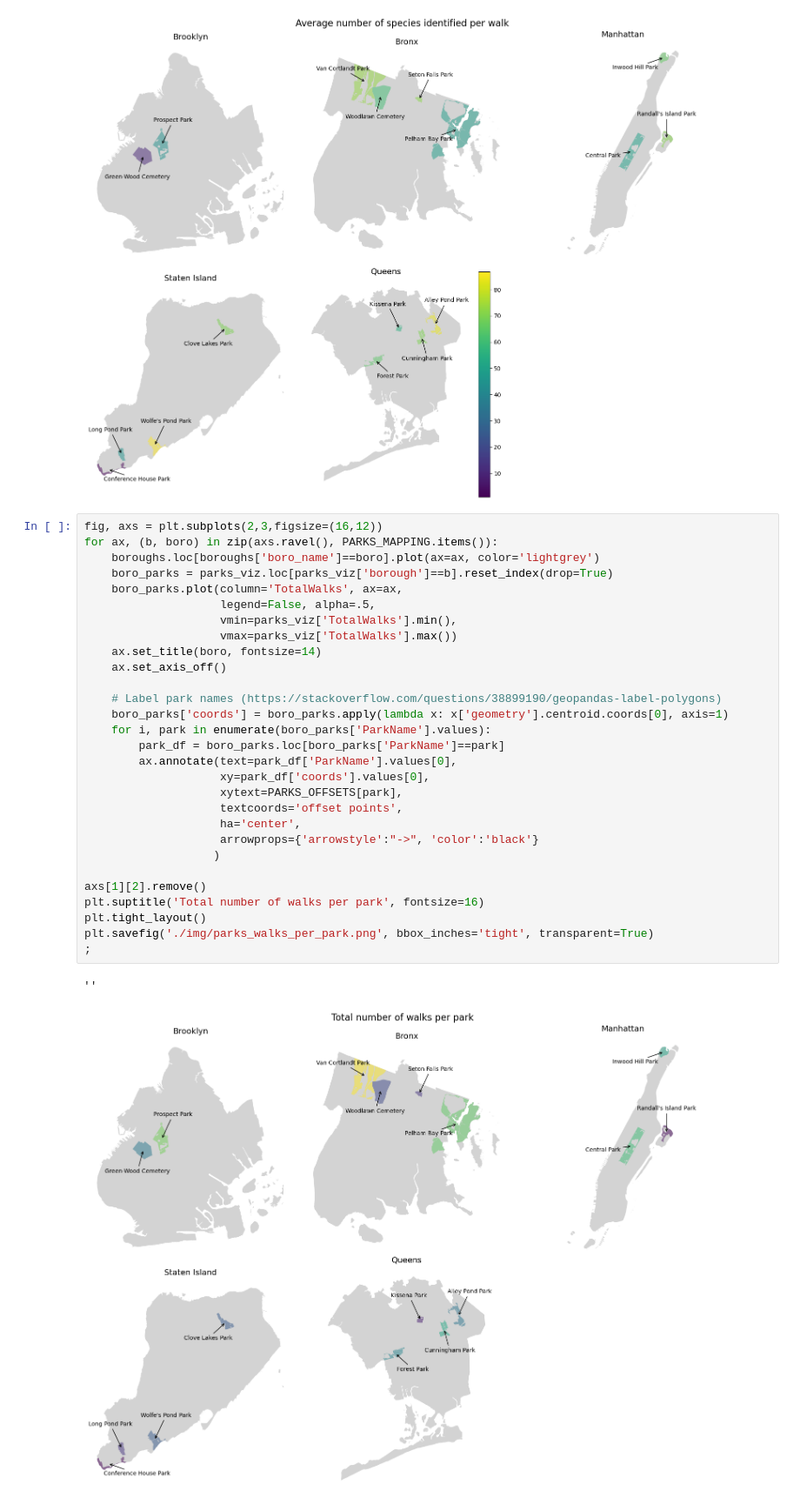
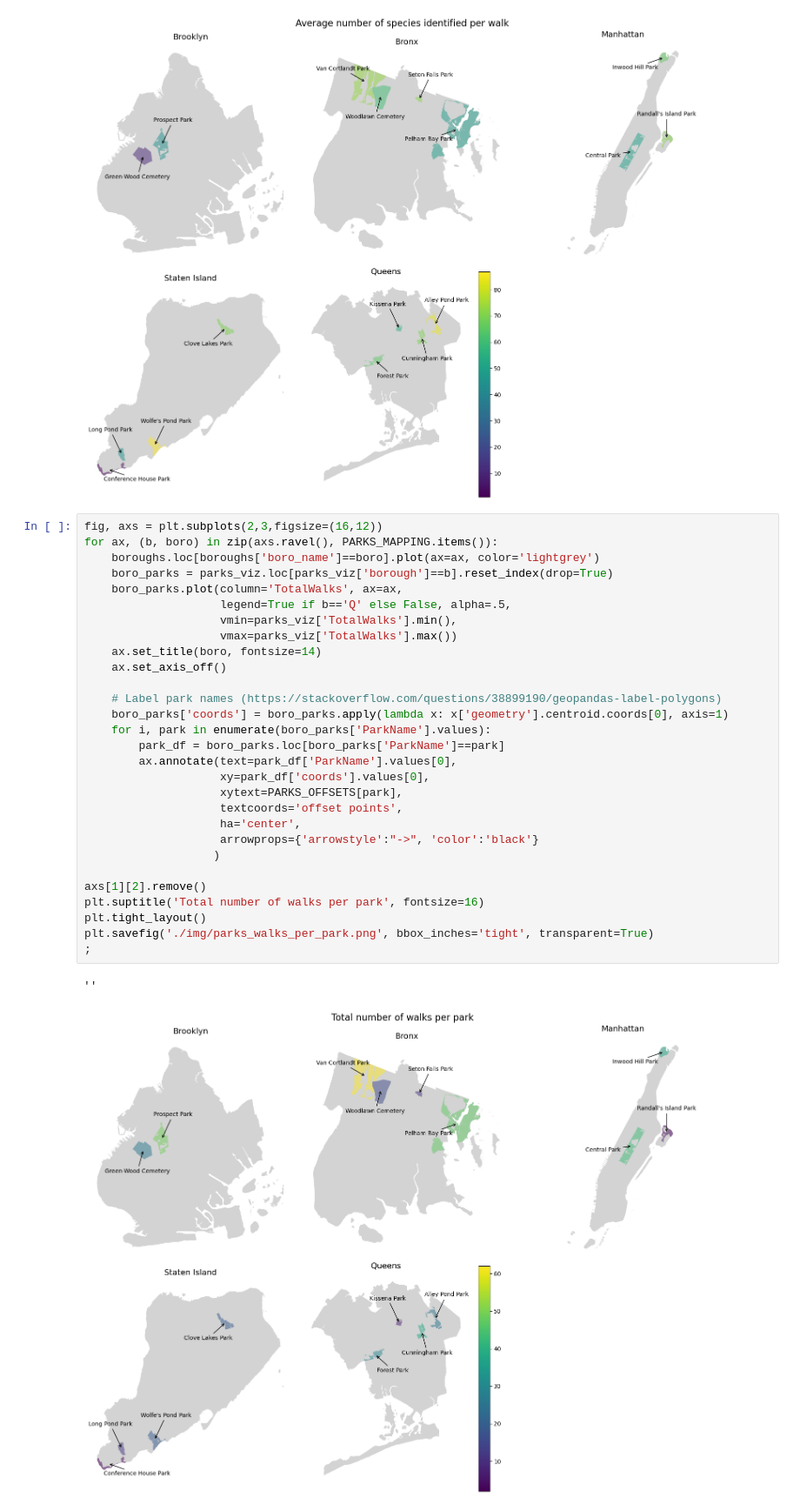
Before and after one commit to newyorkmyc/walks-list, a Jupyter notebook: mapping.ipynb, the cells around one changed output. Shown at 87% size. Saved outputs shown, nothing was run; the diff lists cells and outputs as text.

```diff
--- a/mapping.ipynb
+++ b/mapping.ipynb
@@ -392,32 +392,32 @@ plt.savefig('./img/parks_species_per_walk.png', bbox_inches='tight', transparent
 # %%
 fig, axs = plt.subplots(2,3,figsize=(16,12))
 for ax, (b, boro) in zip(axs.ravel(), PARKS_MAPPING.items()):
     boroughs.loc[boroughs['boro_name']==boro].plot(ax=ax, color='lightgrey')
     boro_parks = parks_viz.loc[parks_viz['borough']==b].reset_index(drop=True)
     boro_parks.plot(column='TotalWalks', ax=ax,
-                    legend=False, alpha=.5,
+                    legend=True if b=='Q' else False, alpha=.5,
                     vmin=parks_viz['TotalWalks'].min(),
                     vmax=parks_viz['TotalWalks'].max())
     ax.set_title(boro, fontsize=14)
     ax.set_axis_off()
 
     # Label park names (https://stackoverflow.com/questions/38899190/geopandas-label-polygons)
     boro_parks['coords'] = boro_parks.apply(lambda x: x['geometry'].centroid.coords[0], axis=1)
     for i, park in enumerate(boro_parks['ParkName'].values):
         park_df = boro_parks.loc[boro_parks['ParkName']==park]
         ax.annotate(text=park_df['ParkName'].values[0],
                     xy=park_df['coords'].values[0],
                     xytext=PARKS_OFFSETS[park],
                     textcoords='offset points',
                     ha='center',
                     arrowprops={'arrowstyle':"->", 'color':'black'}
                    )
 
 axs[1][2].remove()
 plt.suptitle('Total number of walks per park', fontsize=16)
 plt.tight_layout()
 plt.savefig('./img/parks_walks_per_park.png', bbox_inches='tight', transparent=True)
 ;
 # %% [output]
 ''
-[figure, old version]
+[figure, new version]
```
Also changed, not shown: 1 other file.
